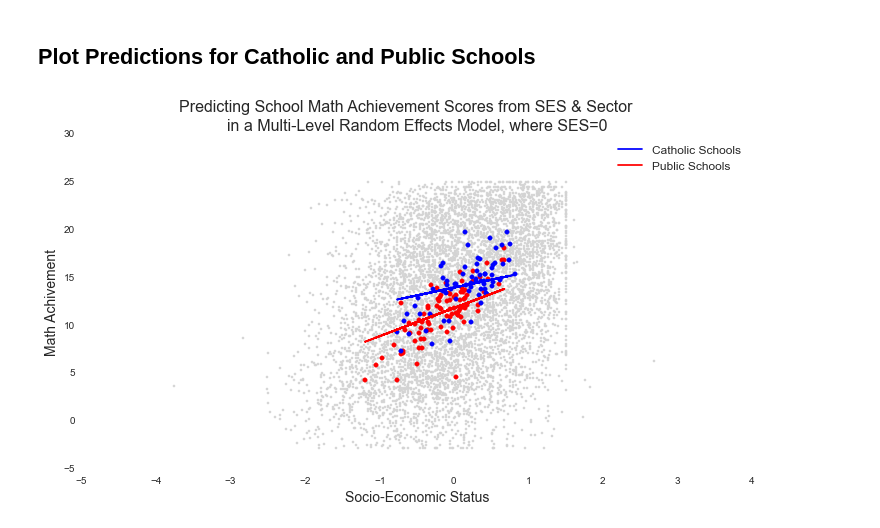
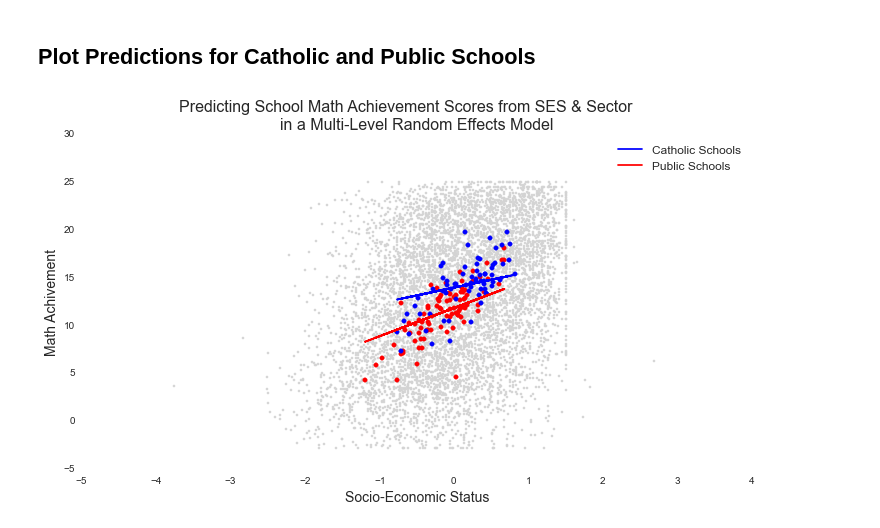
Before and after one commit to natematias/research_in_python, a Jupyter notebook: multilevel_models/Multilevel Models.ipynb, the cells around one changed output. Drawn from its saved outputs; the diff is of its cells as text; code cells hidden in the pictures.

```diff
--- a/multilevel_models/Multilevel Models.ipynb
+++ b/multilevel_models/Multilevel Models.ipynb
@@ -734,19 +731,19 @@ Name: ses, dtype: float32
 # %%
 # PLOT SCHOOL MEAN CATHOLIC AND PUBLIC SCHOOL MATH ACHIEVEMENT
 plt.figure(num=None, figsize=(12, 6), dpi=80, edgecolor='k')
 plt.scatter(hsb_df.ses, hsb_df.mathach, marker=".", color="lightgrey")
 plt.scatter(school_gp[school_gp.sector==0.].ses, school_gp[school_gp.sector==0.].mathach, color="r")
 plt.scatter(school_gp[school_gp.sector==1.].ses, school_gp[school_gp.sector==1.].mathach, color="b")
 
 school_gp['interaction_preds'] = school_gp.apply(predict, 1)
 c_line, = plt.plot(school_gp[np.isclose(school_gp.sector, 1.)].ses, school_gp[np.isclose(school_gp.sector, 1.)].interaction_preds, "-", color="b")
 p_line, = plt.plot(school_gp[np.isclose(school_gp.sector, 0.)].ses, school_gp[np.isclose(school_gp.sector, 0.)].interaction_preds, "-", color="r")
 plt.suptitle("Predicting School Math Achievement Scores from SES & Sector", fontsize="16")
-plt.title("in a Multi-Level Random Effects Model, where SES=0", fontsize="16")
+plt.title("in a Multi-Level Random Effects Model", fontsize="16")
 plt.legend([c_line, p_line], ['Catholic Schools', 'Public Schools'], fontsize="12")
 
 plt.xlabel("Socio-Economic Status", fontsize="14")
 plt.ylabel("Math Achivement", fontsize="14")
 plt.show()
 # %% [output]
-[figure, old version]
+[figure, new version]
```
Also changed, not shown: parts of 2 cells of this notebook.
